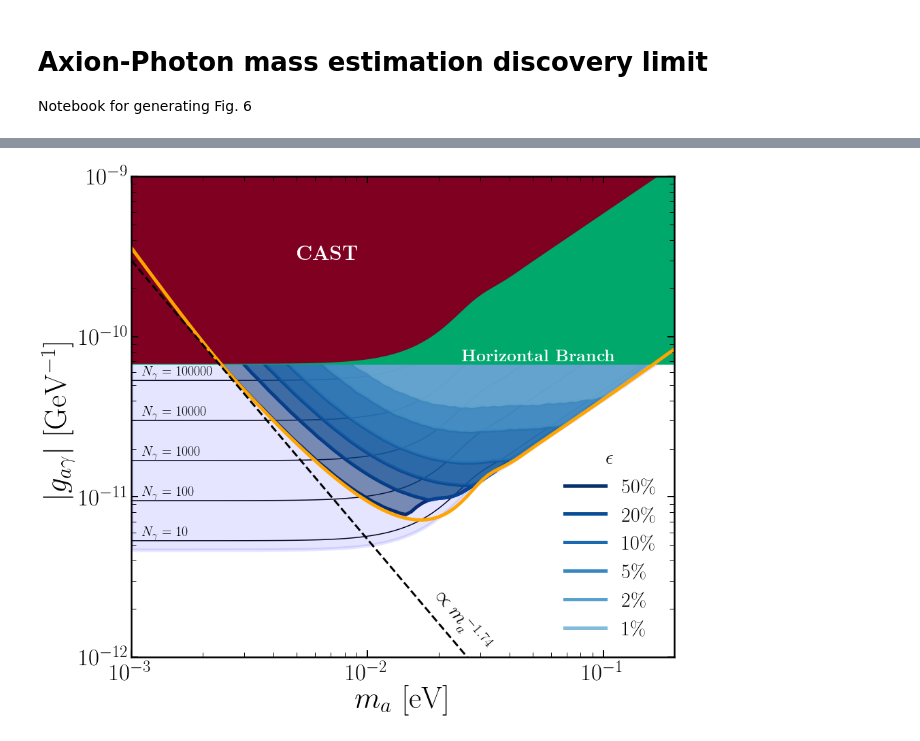
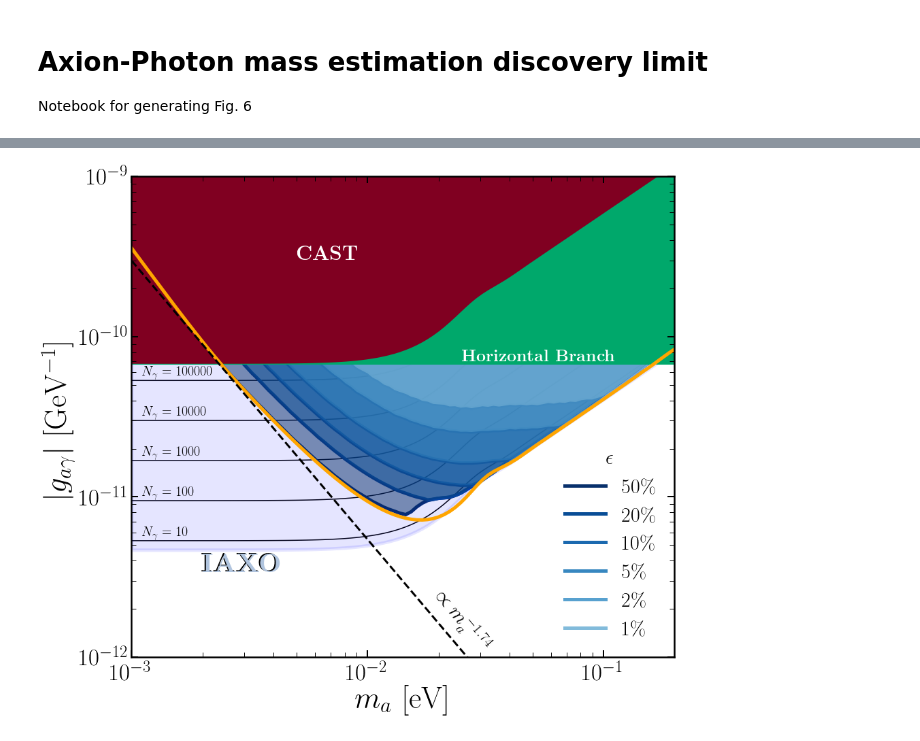
Before and after one commit to cajohare/IAXOmass, a Jupyter notebook: code/plot_MassEstimation.ipynb, the cells around one changed output, grey strips where cells are left out. Drawn from its saved outputs; the diff is of its cells as text; code cells hidden in the pictures.

```diff
--- a/code/plot_MassEstimation.ipynb
+++ b/code/plot_MassEstimation.ipynb
@@ -18,8 +18,7 @@ m_vals = logspace(-4.0,1e0,nm)
 E_max = 20.0 # Max energy (20 keV for photon, 10 keV for electron)
 nE_bins = 700 # Number of bins (needs to be >100 to get good results)
 E0 = 50.0e-3 # Range of energy resolutions for the plot
-E_bins,R1_tab,R0 = AxionFuncs.BinnedPhotonNumberTable(m_vals,E0,E_max,nE_bins,coupling=gname,nfine=10,res_on=False)
-IAXO = Like.ConstantObsNumberLine(5.9,m_DL_vals,m_vals,R1_tab)
+E_bins,R1_tab,R0 = AxionFuncs.BinnedPhotonNumberTable(m_vals,E0,E_max,nE_bins,coupling=gname,nfine=10,res_on=True)
 
 
 # Number of mass points for discovery limits
@@ -28,18 +27,8 @@ m_DL_vals = logspace(log10(1e-3),log10(2e-1),n_DL)
 
 err_vals = [0.5,0.2,0.1,0.05,0.02,0.01]
 nerr_vals = size(err_vals)
-DL = zeros(shape=(nerr_vals,n_DL))
 
-# Loop over energy resolutions
-for i in range(0,nerr_vals):
-    err = err_vals[i]
-
-    # Generate discovery limits along mass values m_DL_vals
-    if i==0:
-        gmin = 1.0
-    else:
-        gmin = DL[i-1,:]
-    DL[i,:] = Like.MassEstimationDiscoveryLimit(err,m_vals,R0,R1_tab,m_DL_vals,sigmas=2,gmin_vals=gmin,gmax=1e-9,ng=1000,nL=1000)
-
-    print 'Finished:',i+1,'of',nerr_vals,': err = ',err,' %...'
-print 'Done'
+# Load data
+dat = loadtxt("../my_data/MassEstimation_Photon.txt")
+DL = dat[1:,:]
+IAXO = Like.ConstantObsNumberLine(5.9,m_DL_vals,m_vals,R1_tab)
@@ -66,6 +64,8 @@ ymax = 1e-9
 # Plot IAXO limit
 IAXO = Like.ConstantObsNumberLine(5.9,m_DL_vals,m_vals,R1_tab)
 plt.fill_between(m_DL_vals,IAXO,y2=ymax,edgecolor="Blue",facecolor="Blue",alpha=0.1,linewidth=5)
+plt.text(1.98e-3,3.44e-12,r"{\bf IAXO}",fontsize=40)
+plt.text(2e-3,3.4e-12,r"{\bf IAXO}",color="lightsteelblue",fontsize=40)
 
 # Plot constant event numbers lines
 for Ngamma in [10,100,1000,10000,100000]:
@@ -94,35 +94,31 @@ CAST_col = [0.5, 0.0, 0.13]
 CAST = IAXO*14.5
 plt.fill_between(m_DL_vals,CAST,y2=ymax,edgecolor=None,facecolor=CAST_col)
 plt.text(5e-3,3e-10,r'{\bf CAST}',fontsize=30,color='w')
 
 
 # Plot g \propto m^(-1.74) line
 plt.plot(m_DL_vals,1.8e-15*m_DL_vals**-1.74,'k--',linewidth=3)
 plt.text(1.8e-2,2.1e-12,r'$\propto m_a^{-1.74}$',fontsize=30,rotation=-50)
 
 
 # Style
 plt.xlim([m_DL_vals[0],m_DL_vals[-1]])
 plt.ylim([ymin,ymax])
 plt.xticks(fontsize=35)
 plt.yticks(fontsize=35)
 ax.tick_params(which='major',direction='in',width=2,length=10,right=True,top=True)
 ax.tick_params(which='minor',direction='in',width=1,length=7,right=True,top=True)
 ax.tick_params(axis='x', which='major', pad=10)
 plt.xlabel(r"$m_a$ [eV]",fontsize=45)
 plt.ylabel(r"$|g_{a\gamma}|$ [GeV$^{-1}$]",fontsize=45)
 
 # Legend
 leg = plt.legend(fontsize=30,frameon=False,title=r'$\epsilon$',loc="lower right")
 plt.setp(leg.get_title(),fontsize=30)
 
 # Show and save
 plt.show()
 fig.savefig('../plots/MassEstimation_Photon.pdf',bbox_inches='tight')
 fig.savefig('../plots/plots_png/MassEstimation_Photon.png',bbox_inches='tight') # Save for preview in README
-
-
-# Save data for other plots
-savetxt("../my_data/MassEstimation_Photon.txt",vstack((m_DL_vals,DL)))
 # %% [output]
-[figure, old version]
+[figure, new version]
```
Also changed, not shown: parts of 3 cells of this notebook, 9 other files.
